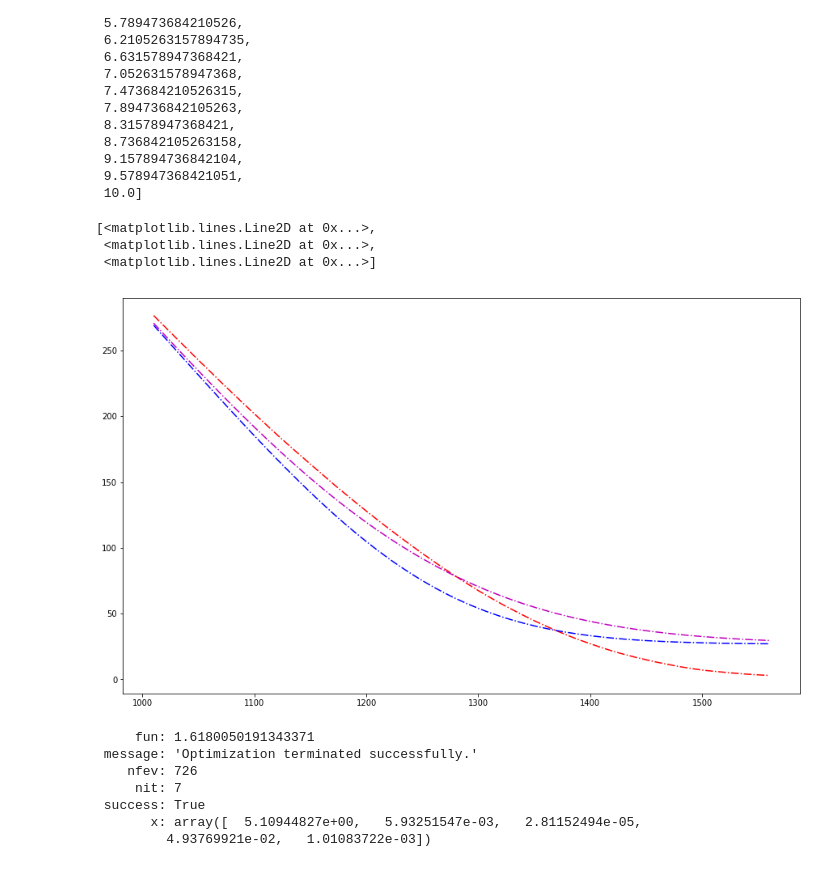
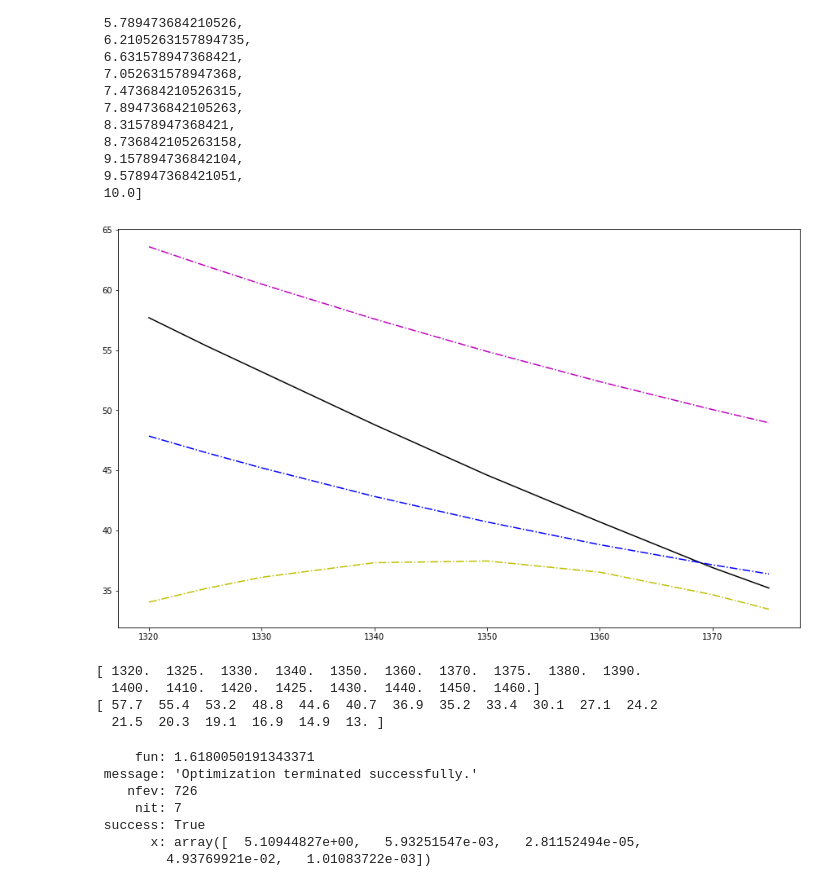
Before and after one commit to shvimas/diploma, a Jupyter notebook: src/heston.ipynb, the cells around one changed output. Drawn from its saved outputs; the diff is of its cells as text; code cells hidden in the pictures.

```diff
--- a/src/heston.ipynb
+++ b/src/heston.ipynb
@@ -4,9 +4,12 @@ sys.path.append("/Users/shvimas/Desktop/GitHub/diploma/src")
 # %%
 %matplotlib inline
 import matplotlib.pyplot as pl
+import data_helpers as dh
 from data_helpers import read_data, array2str
-from Heston_Pricing_Integral_vectorized import price_heston
+import Heston_Pricing_Integral_vectorized as he
 from pars_range import Range
+from importlib import reload
+dh = reload(dh)
 
 
 pl.rcParams["figure.figsize"] = (15, 9)
@@ -17,6 +20,8 @@ try:
     data, info = read_data("../SPH2_031612.csv")
 except FileNotFoundError:
     data, info = read_data("SPH2_031612.csv")
+# %%
+data, info = dh.prepare_data(data=data, info=info)
 # %%
 num = 20
 kappa_range = Range(min=2, max=10, num=num)
@@ -77,17 +82,24 @@ kappas[:]
  9.578947368421051,
  10.0]
 # %%
-pl.plot(#*predicted_kappa,
-        strikes, data.prices[is_call][day][:-10], "r-.",
-        strikes, he.price_heston(args=args, pars=(5.10944827e+00, 5.93251547e-03, 2.81152494e-05,
-                                                  4.93769921e-02, 1.01083722e-03)), "b-.",
-        strikes, he.price_heston(args=args, pars=(5.22315635e-01, 2.66564927e-02, 1.08528697e-05,
-                                                  2.73492260e-01, 3.44132679e-03)), "m-.")
+p = pl.plot(  # *predicted_kappa,
+    strikes, data.prices[is_call][day][:-10], "k-",
+    strikes, he.price_heston(args=args, pars=(5.10944827e+00, 5.93251547e-03, 2.81152494e-05,
+                                              4.93769921e-02, 1.01083722e-03)), "b-.",
+    strikes, he.price_heston(args=args, pars=(5.22315635e-01, 2.66564927e-02, 1.08528697e-05,
+                                              2.73492260e-01, 3.44132679e-03)), "m-.",
+    strikes, he.price_heston(args=args, pars=(0.392416026657, 0.0060965246258, 0.855797208972,
+                                              1.0, 1e-10)), "y-.")
 # %% [output]
-[<matplotlib.lines.Line2D at 0x...>,
- <matplotlib.lines.Line2D at 0x...>,
- <matplotlib.lines.Line2D at 0x...>]
-[figure, old version]
+[figure, new version]
+# %%
+print(data.strikes[True][0])
+print(data.prices[True][0])
+# %% [output]
+[ 1320.  1325.  1330.  1340.  1350.  1360.  1370.  1375.  1380.  1390.
+  1400.  1410.  1420.  1425.  1430.  1440.  1450.  1460.]
+[ 57.7  55.4  53.2  48.8  44.6  40.7  36.9  35.2  33.4  30.1  27.1  24.2
+  21.5  20.3  19.1  16.9  14.9  13. ]
 # %%
 from importlib import reload
 import Heston_Pricing_Integral_vectorized as he
```
Also changed, not shown: parts of 3 cells of this notebook, 13 other files.
